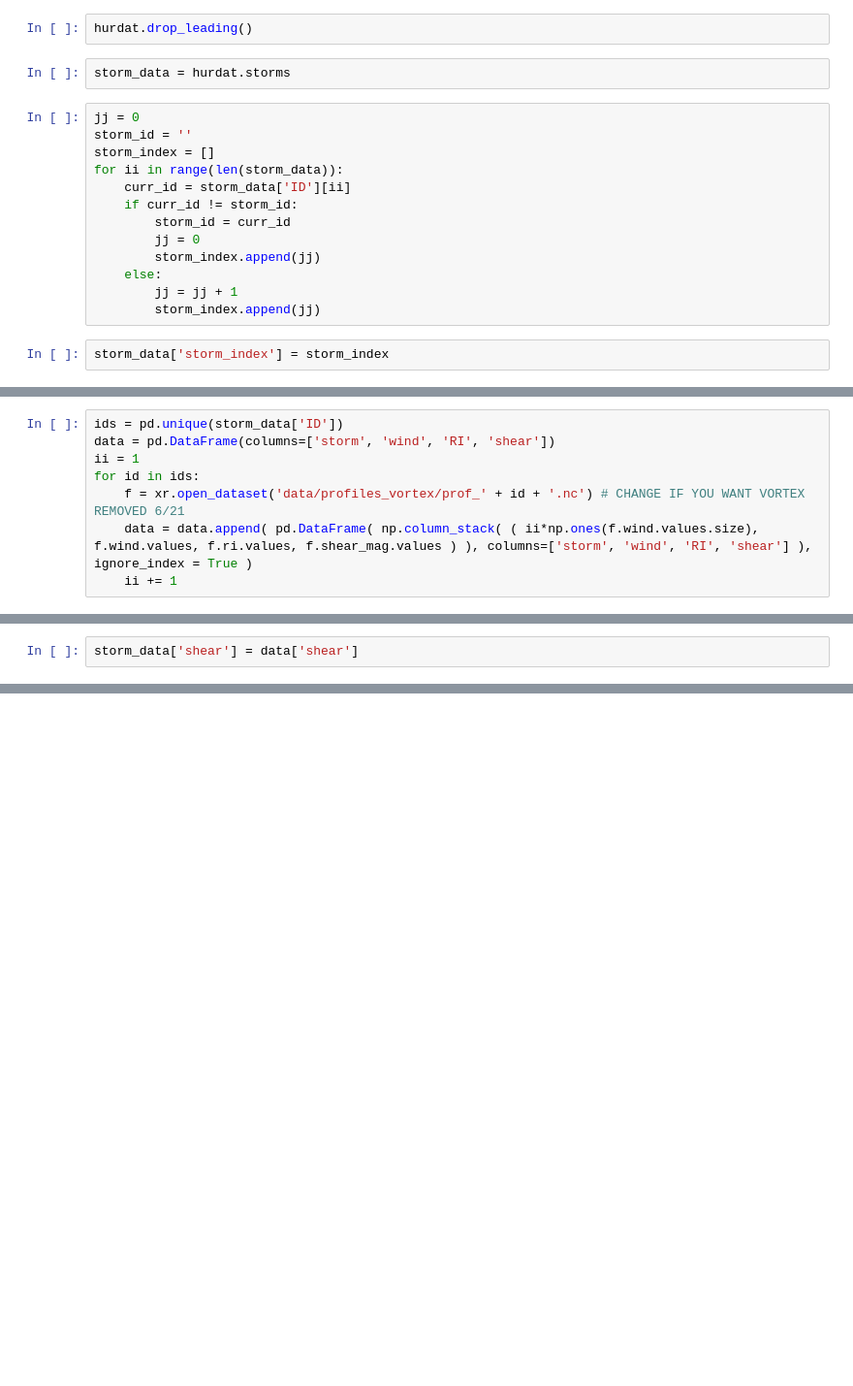
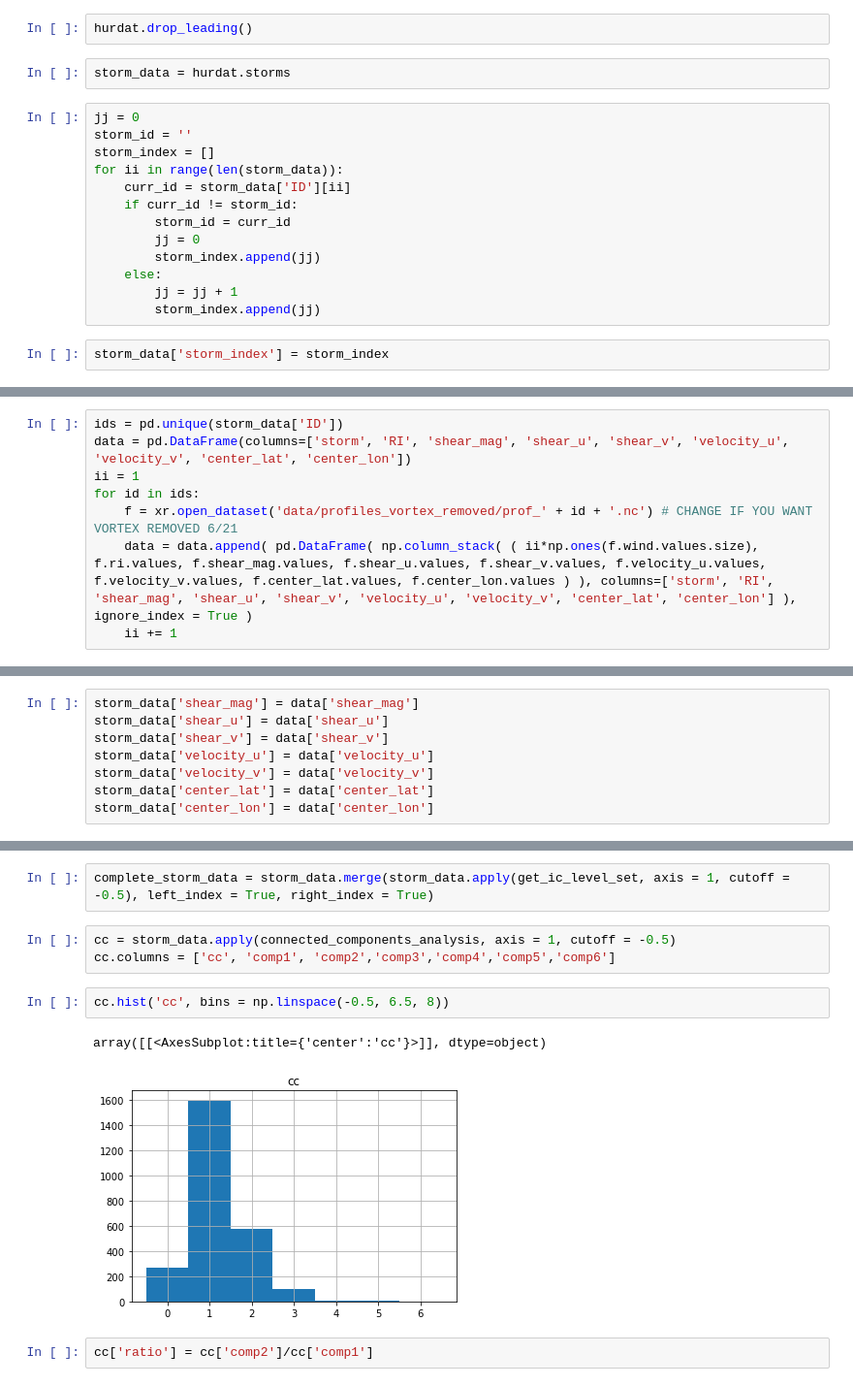
Before and after one commit to galenvincent/tc-wind-shear, a Jupyter notebook: ic_eda.ipynb, the cells around one changed output, grey strips where cells are left out. Shown at 97% size. Cells and saved outputs as stored; diff of their text form; blank space fills up the shorter version.

```diff
--- a/ic_eda.ipynb
+++ b/ic_eda.ipynb
@@ -80,8 +108,8 @@ storm_data['ic'] = storm_data.apply(get_ic, axis = 1)
 # %%
 ids = pd.unique(storm_data['ID'])
-data = pd.DataFrame(columns=['storm', 'wind', 'RI', 'shear'])
+data = pd.DataFrame(columns=['storm', 'RI', 'shear_mag', 'shear_u', 'shear_v', 'velocity_u', 'velocity_v', 'center_lat', 'center_lon'])
 ii = 1
 for id in ids:
-    f = xr.open_dataset('data/profiles_vortex/prof_' + id + '.nc') # CHANGE IF YOU WANT VORTEX REMOVED 6/21
-    data = data.append( pd.DataFrame( np.column_stack( ( ii*np.ones(f.wind.values.size), f.wind.values, f.ri.values, f.shear_mag.values ) ), columns=['storm', 'wind', 'RI', 'shear'] ), ignore_index = True )
+    f = xr.open_dataset('data/profiles_vortex_removed/prof_' + id + '.nc') # CHANGE IF YOU WANT VORTEX REMOVED 6/21
+    data = data.append( pd.DataFrame( np.column_stack( ( ii*np.ones(f.wind.values.size), f.ri.values, f.shear_mag.values, f.shear_u.values, f.shear_v.values, f.velocity_u.values, f.velocity_v.values, f.center_lat.values, f.center_lon.values ) ), columns=['storm', 'RI', 'shear_mag', 'shear_u', 'shear_v', 'velocity_u', 'velocity_v', 'center_lat', 'center_lon'] ), ignore_index = True )
     ii += 1
@@ -88,2 +121,0 @@ for id in ids:
-# %%
-storm_data['shear'] = data['shear']
@@ -106 +122,9 @@ storm_data
+# %%
+storm_data['shear_mag'] = data['shear_mag']
+storm_data['shear_u'] = data['shear_u']
+storm_data['shear_v'] = data['shear_v']
+storm_data['velocity_u'] = data['velocity_u']
+storm_data['velocity_v'] = data['velocity_v']
+storm_data['center_lat'] = data['center_lat']
+storm_data['center_lon'] = data['center_lon']
 # %%
@@ -107,0 +370,12 @@ storm_data.to_csv('data/int_circ_min_summary_detailed_vortex.csv', index = False
+# %%
+complete_storm_data = storm_data.merge(storm_data.apply(get_ic_level_set, axis = 1, cutoff = -0.5), left_index = True, right_index = True)
+# %%
+cc = storm_data.apply(connected_components_analysis, axis = 1, cutoff = -0.5)
+cc.columns = ['cc', 'comp1', 'comp2','comp3','comp4','comp5','comp6']
+# %%
+cc.hist('cc', bins = np.linspace(-0.5, 6.5, 8))
+# %% [output]
+array([[<AxesSubplot:title={'center':'cc'}>]], dtype=object)
+[figure, added]
+# %%
+cc['ratio'] = cc['comp2']/cc['comp1']
```
Also changed, not shown: parts of 12 cells of this notebook, 4 other files.
